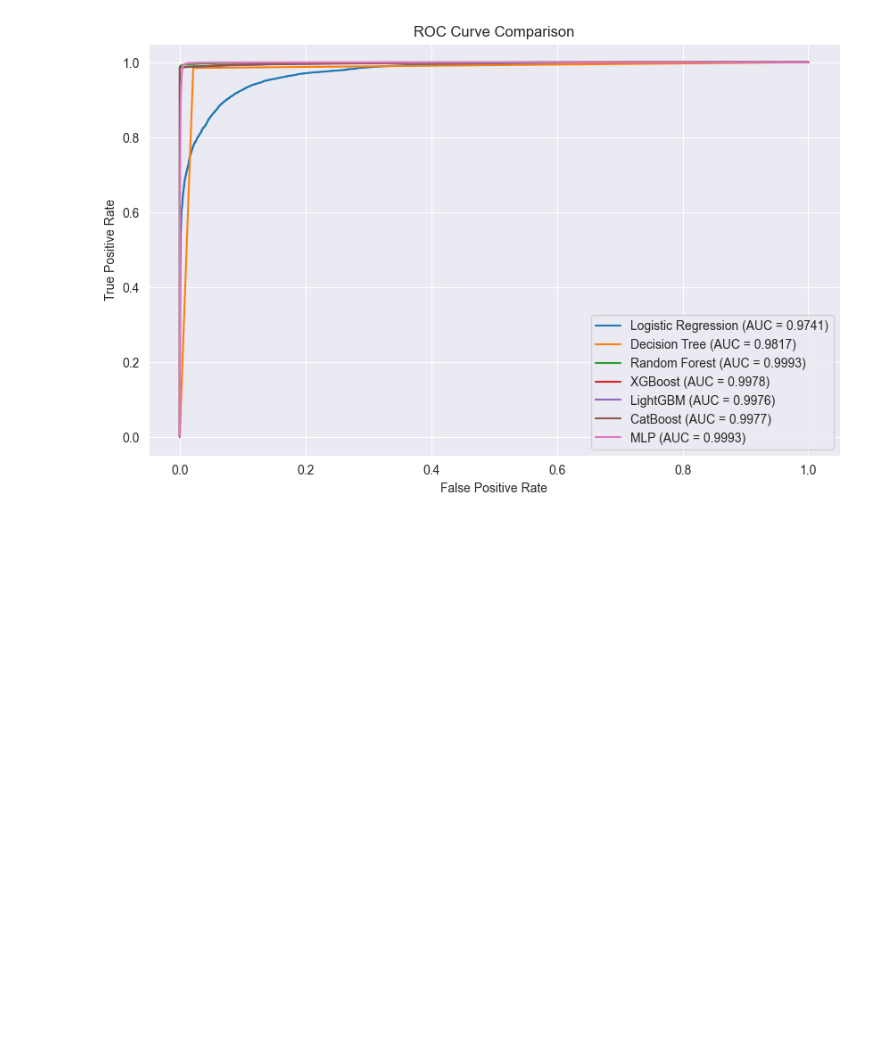
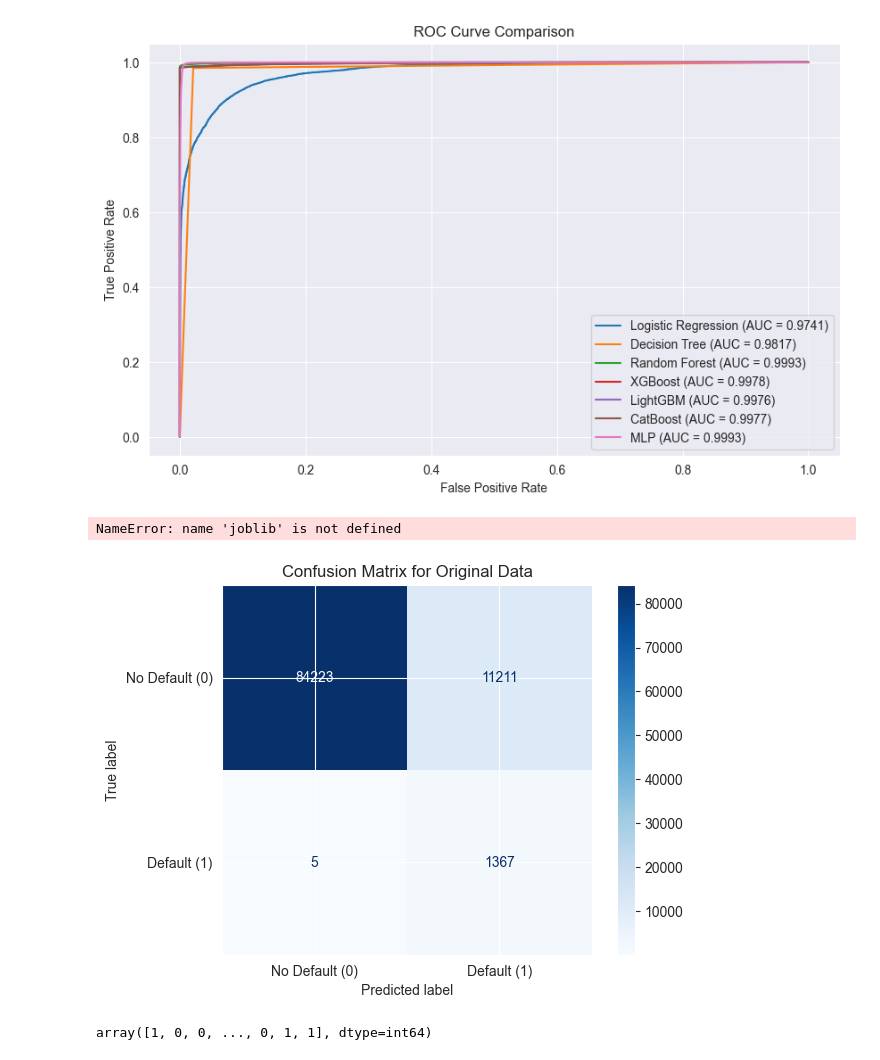
Before and after one commit to Userfrom1995/CreditCard_Predictions, a Jupyter notebook: main.ipynb, the cells around one changed output. Cells and saved outputs as stored; diff of their text form; code cells hidden in the pictures; blank space fills up the shorter version.

Commit message:
tested some more models
mlp with smote is best so far

```diff
--- a/main.ipynb
+++ b/main.ipynb
@@ -1354,3 +1354,37 @@ plt.legend()
 plt.show()
 # %% [output]
 [figure]
+# %%
+# Load the model
+rf_model = joblib.load('MLP_model.pkl')  # Replace with your model file path
+# %% [output]
+NameError: name 'joblib' is not defined
+# %%
+data = pd.read_csv("Dev_data_to_be_shared.csv")  # Replace with your file path
+X_original = data.drop(columns=["bad_flag",'account_number'])  # Replace "bad_flag" with your target column name
+y_original = data["bad_flag"]
+
+from sklearn.preprocessing import StandardScaler
+X_original.fillna(0, inplace=True)
+
+# Assuming the scaler was used during training
+scaler = StandardScaler()
+X_original_scaled = scaler.fit_transform(X_original)
+
+# Predict the target
+y_pred_original = rf_model.predict(X_original_scaled)
+
+# Compute the confusion matrix
+cm = confusion_matrix(y_original, y_pred_original)
+
+# Display the confusion matrix
+disp = ConfusionMatrixDisplay(confusion_matrix=cm, display_labels=['No Default (0)', 'Default (1)'])
+disp.plot(cmap="Blues")
+plt.title("Confusion Matrix for Original Data")
+plt.show()
+# %% [output]
+[figure, added]
+# %%
+rf_model.predict(X_test_scaled)
+# %% [output]
+array([1, 0, 0, ..., 0, 1, 1], dtype=int64)
```
Also changed, not shown: parts of 36 cells of this notebook, 12 other files.
